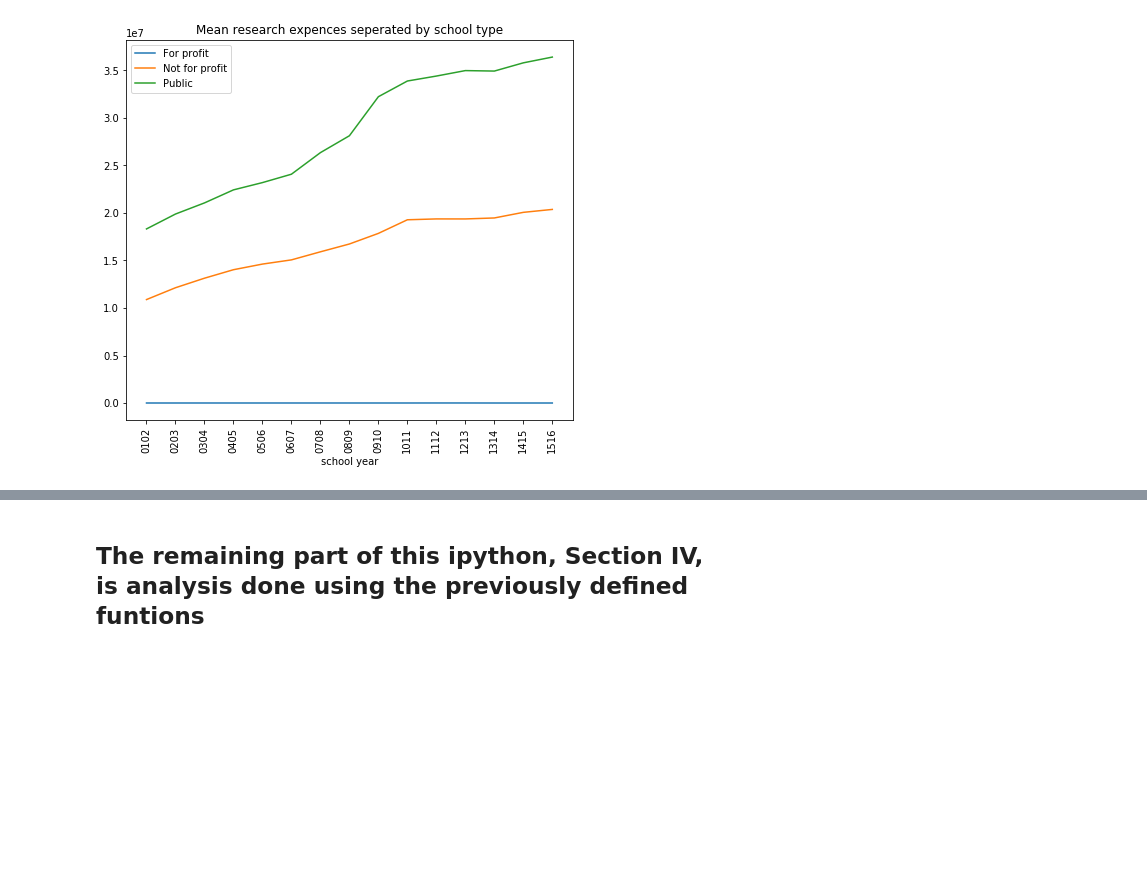
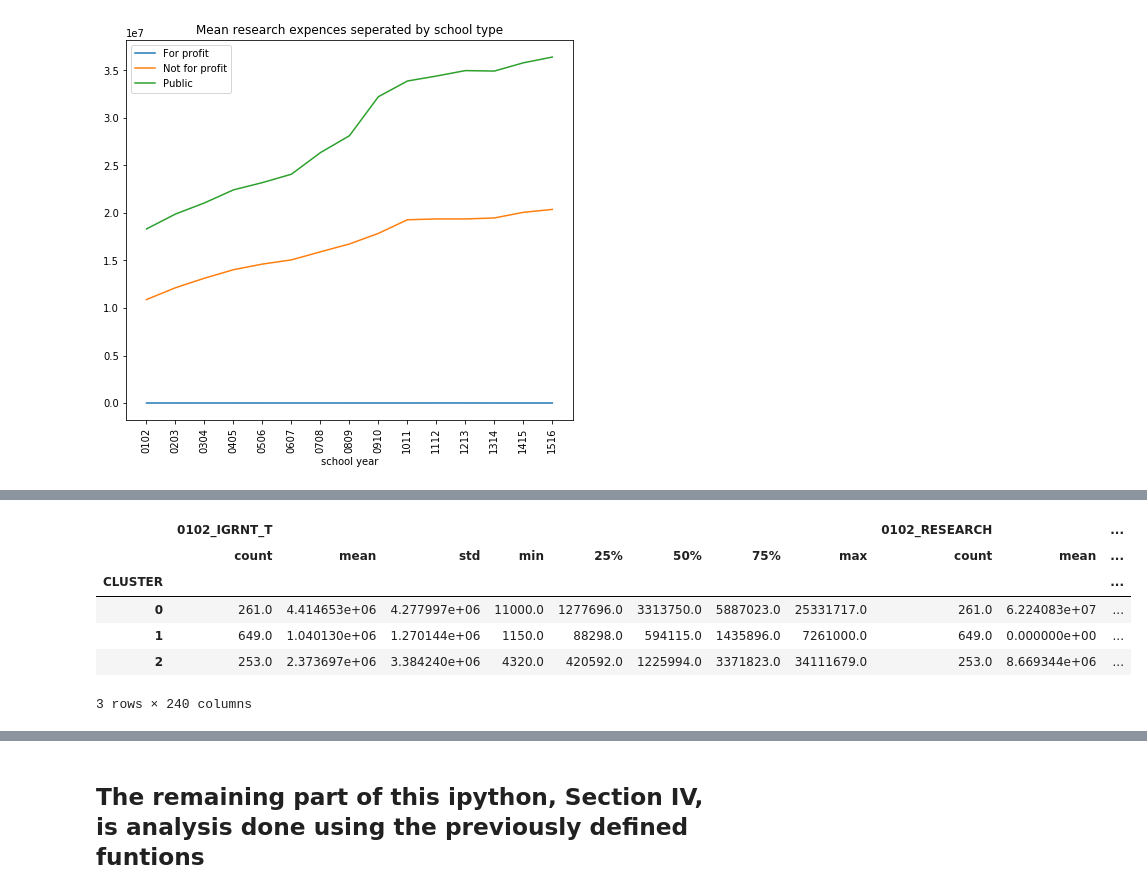
Before and after one commit to cyu1221/CS506, a Jupyter notebook: clustering/clustering.ipynb, the cells around one changed output, grey strips where cells are left out. Cells and saved outputs as stored; diff of their text form; code cells hidden in the pictures; blank space fills up the shorter version.

```diff
--- a/clustering/clustering.ipynb
+++ b/clustering/clustering.ipynb
@@ -372,0 +378,10 @@ results_clusters
+# %%
+description_original_data
+# %% [output]
+|  | 0102_IGRNT_T |  |  |  |  |  |  |  | 0102_RESEARCH |  | ... |
+|  | count | mean | std | min | 25% | 50% | 75% | max | count | mean | ... |
+| CLUSTER |  |  |  |  |  |  |  |  |  |  | ... |
+| 0 | 261.0 | 4.414653e+06 | 4.277997e+06 | 11000.0 | 1277696.0 | 3313750.0 | 5887023.0 | 25331717.0 | 261.0 | 6.224083e+07 | ... |
+| 1 | 649.0 | 1.040130e+06 | 1.270144e+06 | 1150.0 | 88298.0 | 594115.0 | 1435896.0 | 7261000.0 | 649.0 | 0.000000e+00 | ... |
+| 2 | 253.0 | 2.373697e+06 | 3.384240e+06 | 4320.0 | 420592.0 | 1225994.0 | 3371823.0 | 34111679.0 | 253.0 | 8.669344e+06 | ... |
+3 rows × 240 columns
```
Also changed, not shown: parts of 5 cells of this notebook.
